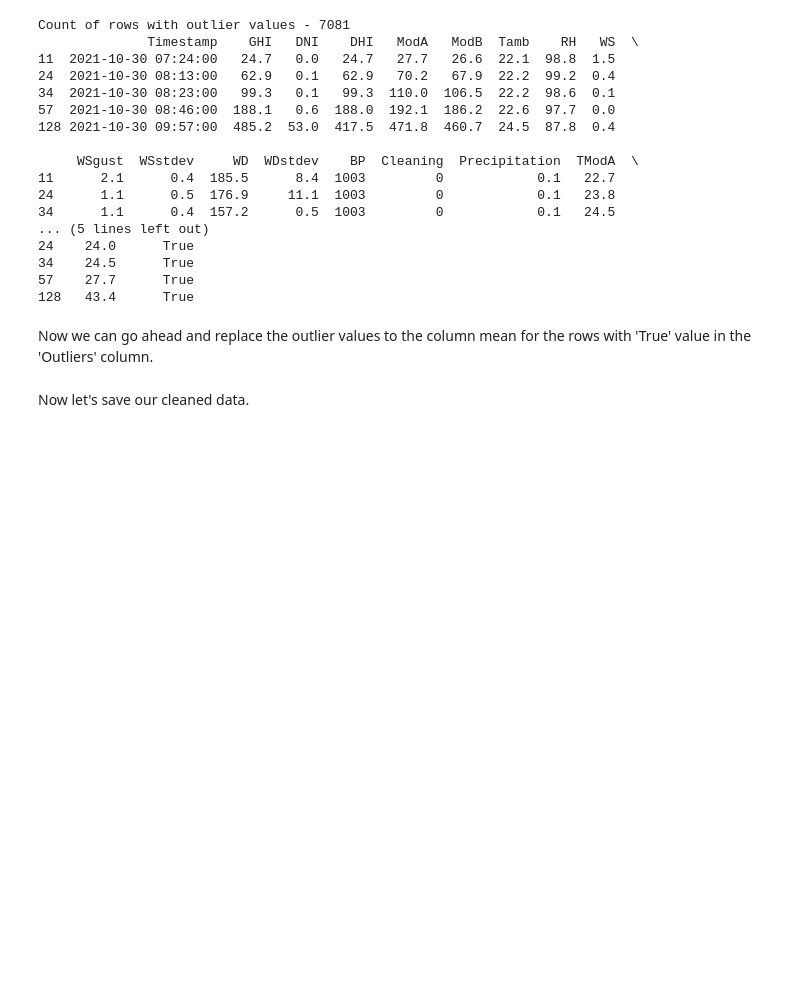
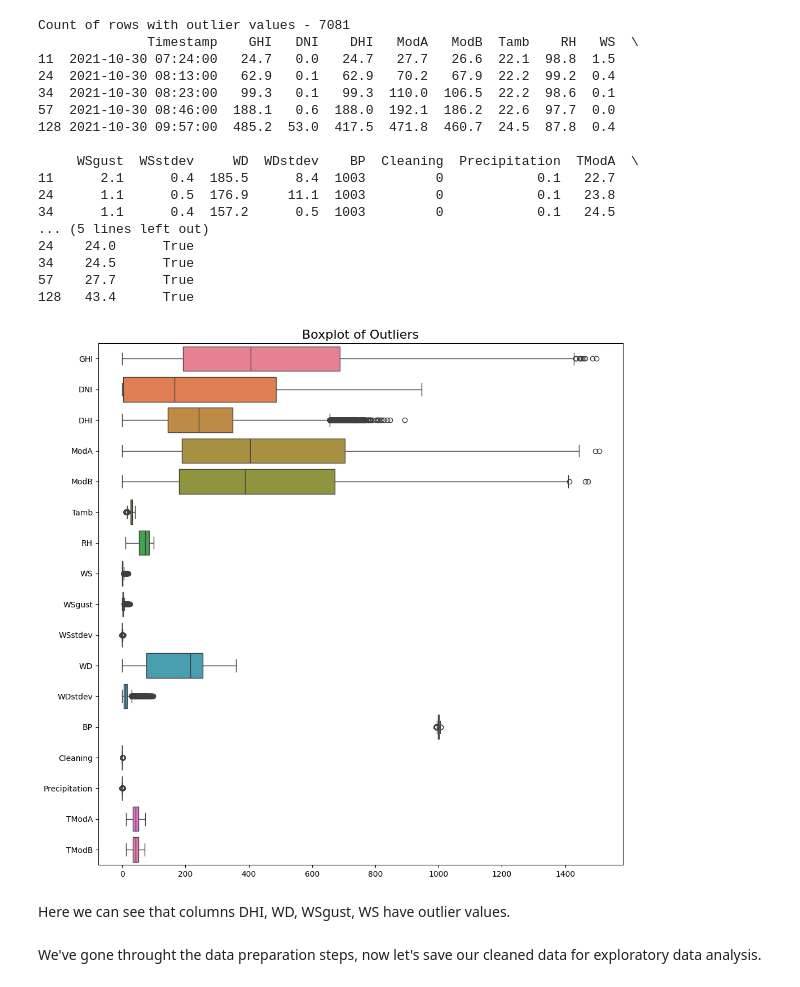
Before and after one commit to selamasnake/Kifiya-week-0, a Jupyter notebook: src/notebooks/sierraleone/data_preparation.ipynb, the cells around one changed output. Drawn from its saved outputs; the diff is of its cells as text; code cells hidden in the pictures; blank space fills up the shorter version.

```diff
--- a/src/notebooks/sierraleone/data_preparation.ipynb
+++ b/src/notebooks/sierraleone/data_preparation.ipynb
@@ -11,3 +9,5 @@ df = load_data('../../../data/sierraleone-bumbuna.csv')
+# %%
+df = load_data('https://drive.google.com/file/d/1j_taELbObWazt1qybthVutn-TDLLy3pp/view?usp=sharing')
 # %% [markdown]
 ### Step 1 - Understand the Data
 # %%
@@ -172,0 +150,3 @@ df_for_zscore = df[[
+# %%
+df_for_zscore = df.drop(['Timestamp'], axis= 1).copy()
+df_for_zscore.head(5)
@@ -199,9 +186,9 @@ Count of rows with outlier values - 7081
 57    27.7      True
 128   43.4      True
 # %%
-# plt.figure(figsize=(12, 8))
-# sns.boxplot(data=df_zscores)
-# plt.title('Boxplot of Z-Scores for All Variables', fontsize=16)
-# plt.show()
+plt.figure(figsize=(12, 12))
+sns.boxplot(data=df_for_zscore, orient='y')
+plt.title('Boxplot of Outliers', fontsize=16)
+plt.show()
+# %% [output]
+[figure, added]
-# %% [markdown]
-Now we can go ahead and replace the outlier values to the column mean for the rows with 'True' value in the 'Outliers' column.
@@ -223,5 +195,7 @@ Now we can go ahead and replace the outlier values to the column mean for the ro
+# %% [markdown]
+Here we can see that columns DHI, WD, WSgust, WS have outlier values.
 # %%
 df = df.drop(['Outliers'], axis= 1).copy()
 # %% [markdown]
-Now let's save our cleaned data.
+We've gone throught the data preparation steps, now let's save our cleaned data for exploratory data analysis.
 # %%
```
Also changed, not shown: parts of 8 cells of this notebook, 2 other files.
